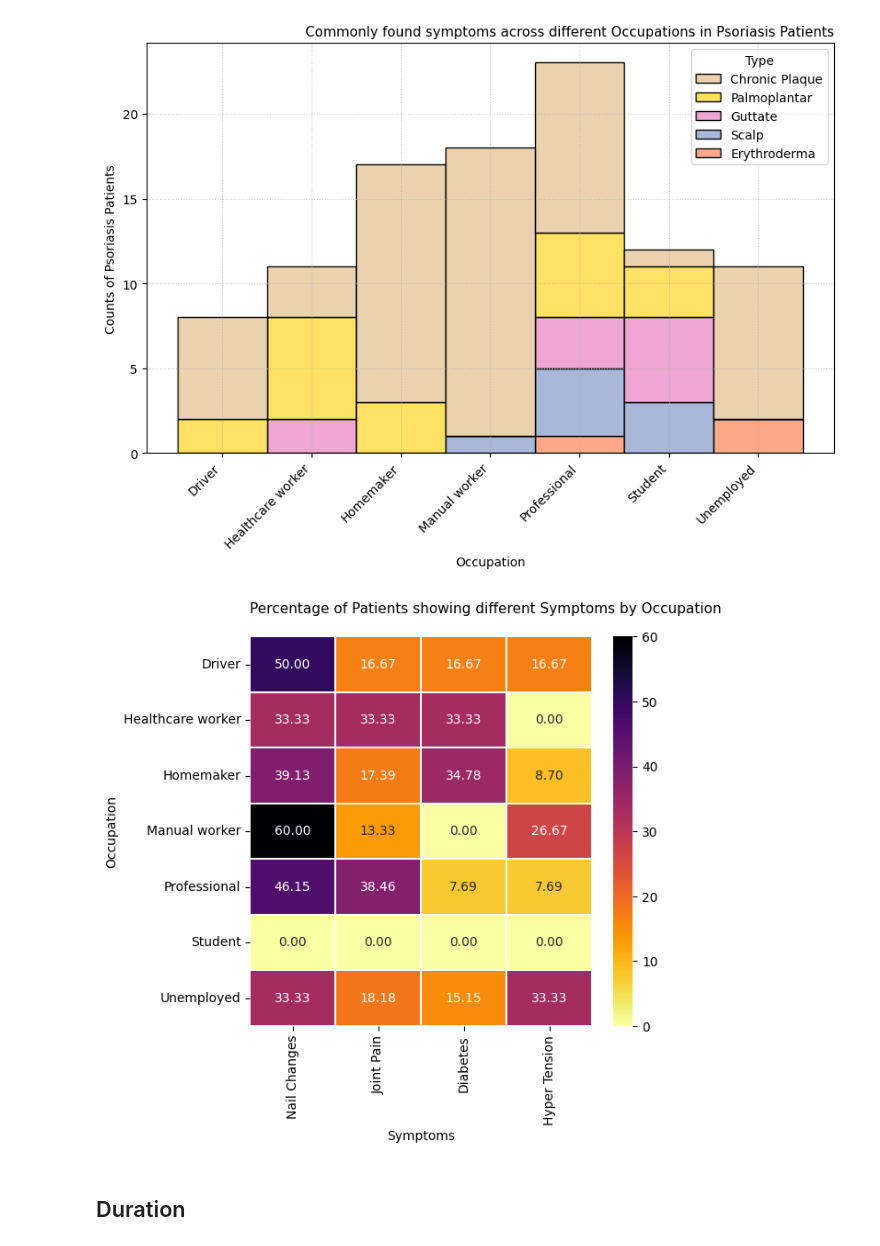
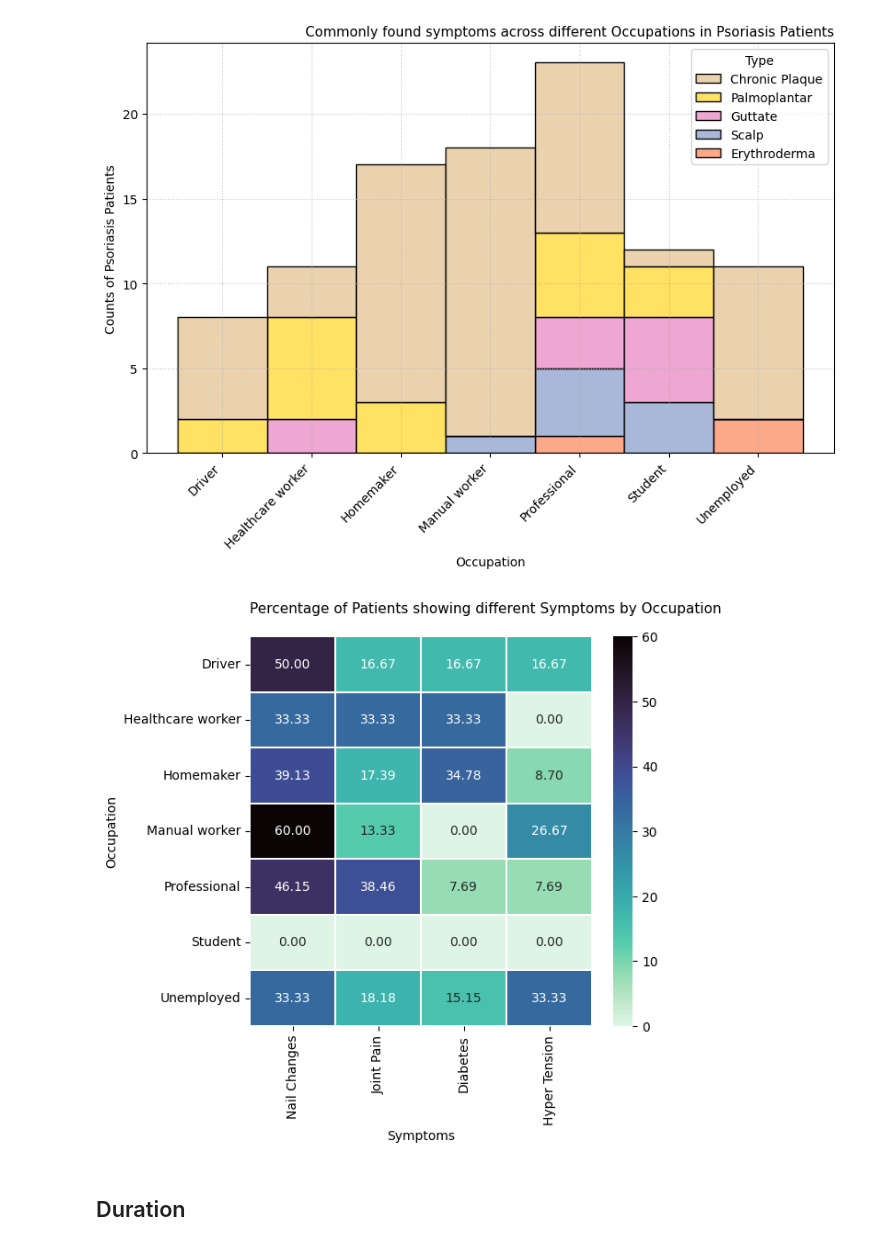
Before and after one commit to iamtushara/medical-thesis, a Jupyter notebook: notebooks/02-reshma/Statistical Analysis of Psoriasis Patients Data.ipynb, the cells around one changed output. Saved outputs shown, nothing was run; the diff lists cells and outputs as text; code cells hidden in the pictures.

```diff
--- a/notebooks/01-Posriasis/Statistical Analysis of Psoriasis Patients Data.ipynb
+++ b/notebooks/02-reshma/Statistical Analysis of Psoriasis Patients Data.ipynb
@@ -151,16 +152,16 @@ plt.show()
 # %%
 symptoms = dataset[['Occupation', 'Nail Changes', 'Joint Pain', 'DM', 'HTN']].rename(columns={'DM': 'Diabetes', 'HTN': 'Hyper Tension'})
 grouped_counts = symptoms.groupby('Occupation').agg('sum')
 grouped_counts_norm = grouped_counts.apply(lambda row: round(row*100/row.sum(), 2), axis='columns').fillna(0)
 
 plt.figure(figsize=(6, 5.5))
 ax1 = plt.subplot(111)
-sns.heatmap(grouped_counts_norm, annot=True, fmt='.2f', linewidths=0.1, cmap='inferno_r', ax=ax1)
+sns.heatmap(grouped_counts_norm, annot=True, fmt='.2f', linewidths=0.1, cmap='mako_r', ax=ax1)
 plt.xticks(rotation=90)
 plt.xlabel('Symptoms')
 plt.title('Percentage of Patients showing different Symptoms by Occupation\n', loc='left', fontdict={'size': 11})
 plt.show()
 # %% [output]
-[figure, old version]
+[figure, new version]
 # %% [markdown]
 ## Duration
```
Also changed, not shown: parts of 40 cells of this notebook, 4 other files.
